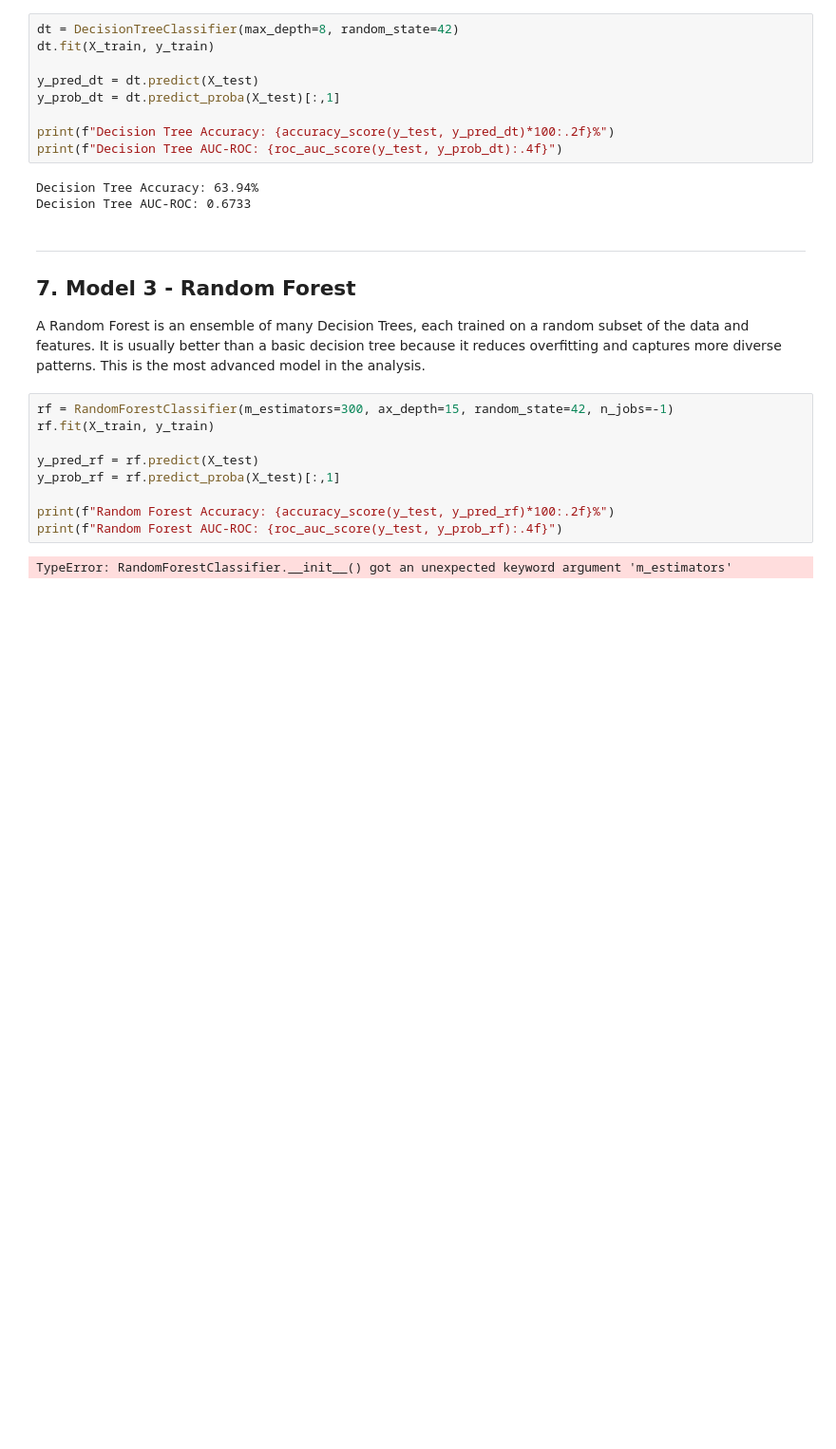
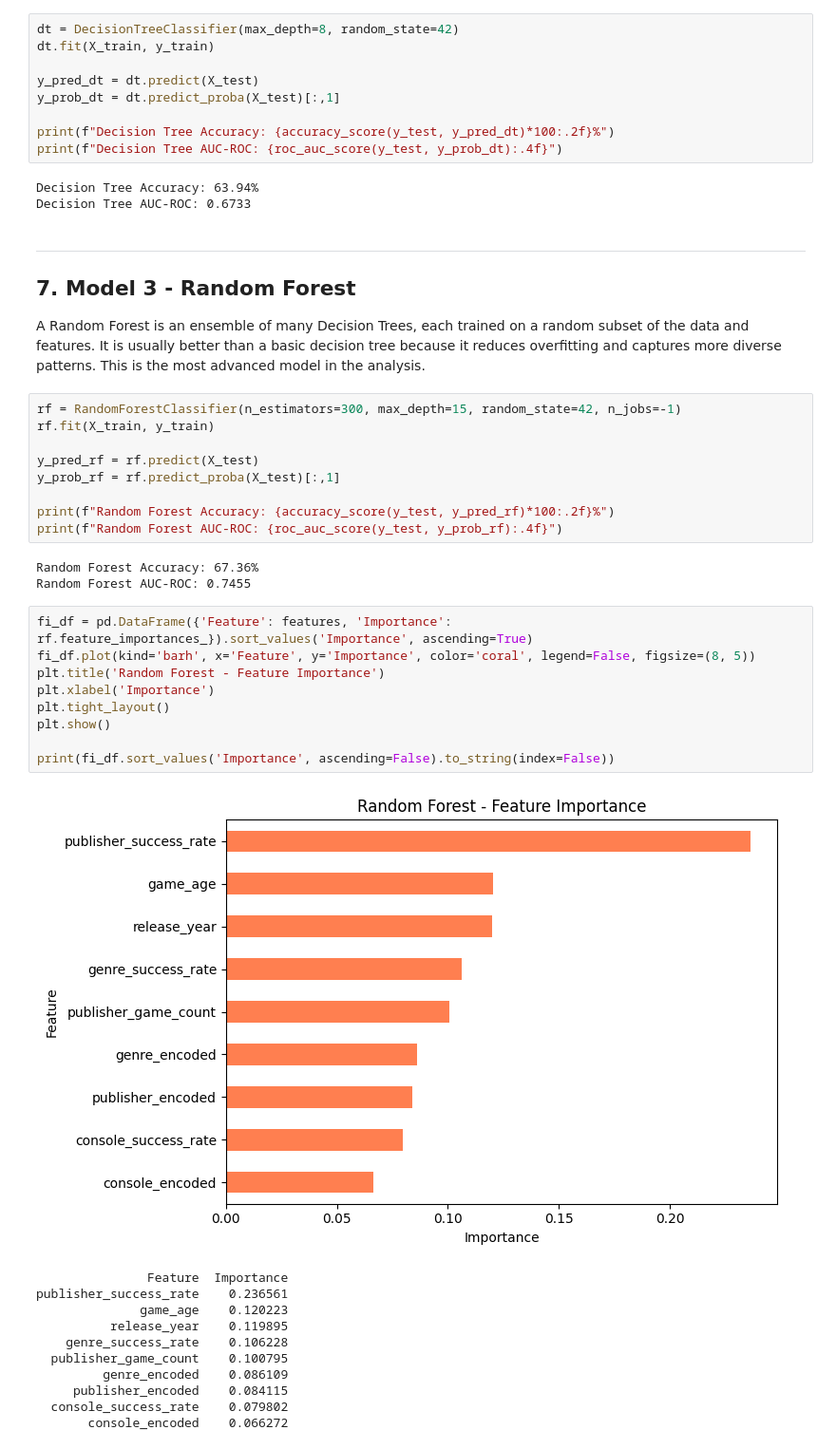
Before and after one commit to SOTO824/comp248-gaming-project, a Jupyter notebook: notebooks/05_machine_learning.ipynb, the cells around one changed output. Shown at 95% size. Drawn from its saved outputs; the diff is of its cells as text; blank space fills up the shorter version.

Commit message:
Added Visualization

```diff
--- a/notebooks/05_machine_learning.ipynb
+++ b/notebooks/05_machine_learning.ipynb
@@ -167,7 +167,7 @@ Decision Tree AUC-ROC: 0.6733
 
 A Random Forest is an ensemble of many Decision Trees, each trained on a random subset of the data and features. It is usually better than a basic decision tree because it reduces overfitting and captures more diverse patterns. This is the most advanced model in the analysis.
 # %%
-rf = RandomForestClassifier(m_estimators=300, ax_depth=15, random_state=42, n_jobs=-1)
+rf = RandomForestClassifier(n_estimators=300, max_depth=15, random_state=42, n_jobs=-1)
 rf.fit(X_train, y_train)
 
 y_pred_rf = rf.predict(X_test)
@@ -176,4 +176,26 @@ y_prob_rf = rf.predict_proba(X_test)[:,1]
 print(f"Random Forest Accuracy: {accuracy_score(y_test, y_pred_rf)*100:.2f}%")
 print(f"Random Forest AUC-ROC: {roc_auc_score(y_test, y_prob_rf):.4f}")
 # %% [output]
-TypeError: RandomForestClassifier.__init__() got an unexpected keyword argument 'm_estimators'
+Random Forest Accuracy: 67.36%
+Random Forest AUC-ROC: 0.7455
+# %%
+fi_df = pd.DataFrame({'Feature': features, 'Importance': rf.feature_importances_}).sort_values('Importance', ascending=True)
+fi_df.plot(kind='barh', x='Feature', y='Importance', color='coral', legend=False, figsize=(8, 5))
+plt.title('Random Forest - Feature Importance')
+plt.xlabel('Importance')
+plt.tight_layout()
+plt.show()
+
+print(fi_df.sort_values('Importance', ascending=False).to_string(index=False))
+# %% [output]
+[figure, added]
+               Feature  Importance
+publisher_success_rate    0.236561
+              game_age    0.120223
+          release_year    0.119895
+    genre_success_rate    0.106228
+  publisher_game_count    0.100795
+         genre_encoded    0.086109
+     publisher_encoded    0.084115
+  console_success_rate    0.079802
+       console_encoded    0.066272
```
